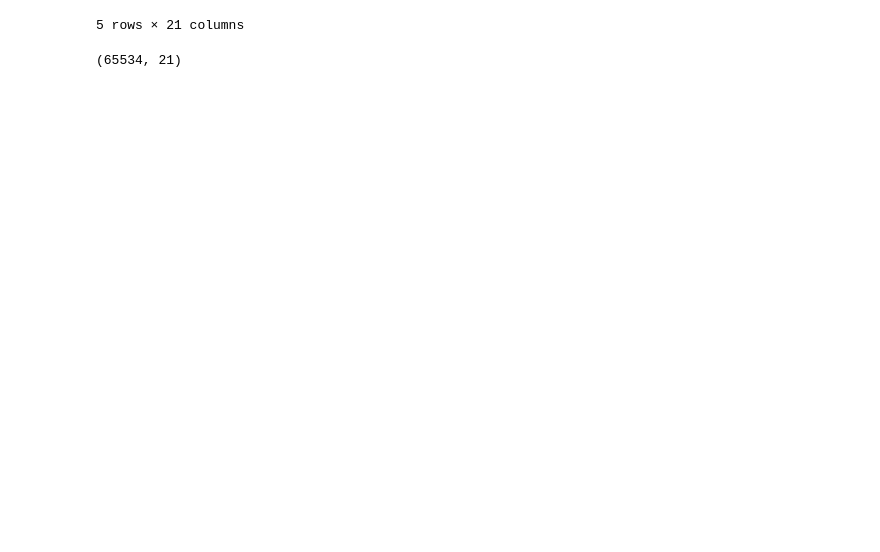
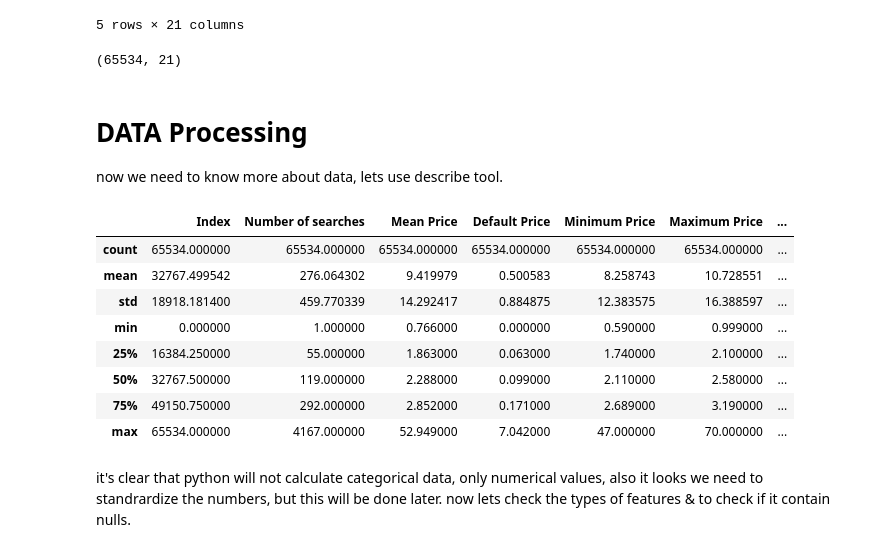
Before and after one commit to bbouya/Data_science_project_perso, a Jupyter notebook: brazil_Oil_Regression/Brazil Oil.ipynb, the cells around one changed output. Drawn from its saved outputs; the diff is of its cells as text; code cells hidden in the pictures; blank space fills up the shorter version.

```diff
--- a/brazil_Oil_Regression/Brazil Oil.ipynb
+++ b/brazil_Oil_Regression/Brazil Oil.ipynb
@@ -43,3 +43,21 @@ data.shape
 # %%
 # Since the index will do nothing in the data lets drop it
 data.drop(['Index'], axis = 1, inplace = True)
+# %% [markdown]
+# DATA Processing
+now we need to know more about data, lets use describe tool.
+# %%
+data.describe()
+# %% [output]
+|  | Index | Number of searches | Mean Price | Default Price | Minimum Price | Maximum Price | ... |
+| count | 65534.000000 | 65534.000000 | 65534.000000 | 65534.000000 | 65534.000000 | 65534.000000 | ... |
+| mean | 32767.499542 | 276.064302 | 9.419979 | 0.500583 | 8.258743 | 10.728551 | ... |
+| std | 18918.181400 | 459.770339 | 14.292417 | 0.884875 | 12.383575 | 16.388597 | ... |
+| min | 0.000000 | 1.000000 | 0.766000 | 0.000000 | 0.590000 | 0.999000 | ... |
+| 25% | 16384.250000 | 55.000000 | 1.863000 | 0.063000 | 1.740000 | 2.100000 | ... |
+| 50% | 32767.500000 | 119.000000 | 2.288000 | 0.099000 | 2.110000 | 2.580000 | ... |
+| 75% | 49150.750000 | 292.000000 | 2.852000 | 0.171000 | 2.689000 | 3.190000 | ... |
+| max | 65534.000000 | 4167.000000 | 52.949000 | 7.042000 | 47.000000 | 70.000000 | ... |
+# %% [markdown]
+it's clear that python will not calculate categorical data, only numerical values, also it looks we need to standrardize the numbers, but this will be done later.
+now lets check the types of features & to check if it contain nulls.
```
Also changed, not shown: parts of 19 cells of this notebook.
